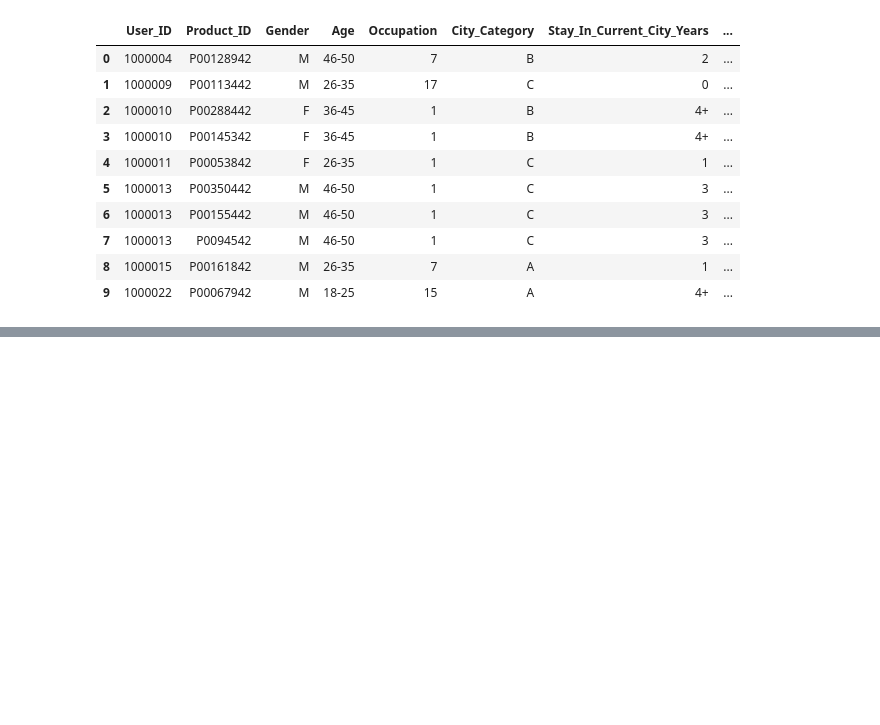
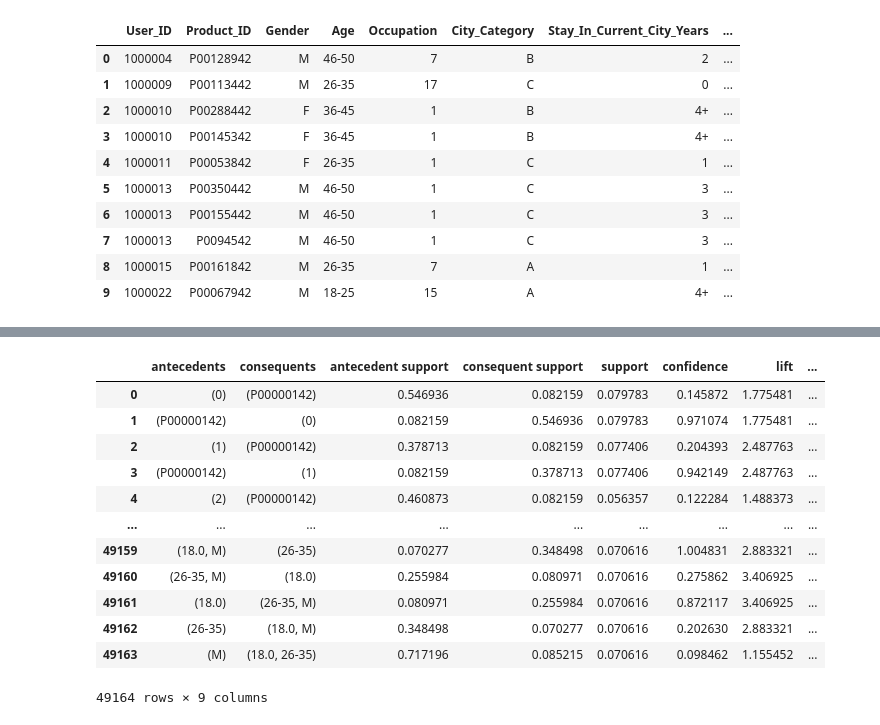
Before and after one commit to Ana-AlonsoCanizares/Practicas_Individuales, a Jupyter notebook: LAB02_Pr1_RA.ipynb, the cells around one changed output, grey strips where cells are left out. Cells and saved outputs as stored; diff of their text form; code cells hidden in the pictures; blank space fills up the shorter version.

```diff
--- a/LAB02_Pr1_RA.ipynb
+++ b/LAB02_Pr1_RA.ipynb
@@ -102,0 +118,16 @@ Index: []
+# %%
+rules
+# %% [output]
+|  | antecedents | consequents | antecedent support | consequent support | support | confidence | lift | ... |
+| 0 | (0) | (P00000142) | 0.546936 | 0.082159 | 0.079783 | 0.145872 | 1.775481 | ... |
+| 1 | (P00000142) | (0) | 0.082159 | 0.546936 | 0.079783 | 0.971074 | 1.775481 | ... |
+| 2 | (1) | (P00000142) | 0.378713 | 0.082159 | 0.077406 | 0.204393 | 2.487763 | ... |
+| 3 | (P00000142) | (1) | 0.082159 | 0.378713 | 0.077406 | 0.942149 | 2.487763 | ... |
+| 4 | (2) | (P00000142) | 0.460873 | 0.082159 | 0.056357 | 0.122284 | 1.488373 | ... |
+| ... | ... | ... | ... | ... | ... | ... | ... | ... |
+| 49159 | (18.0, M) | (26-35) | 0.070277 | 0.348498 | 0.070616 | 1.004831 | 2.883321 | ... |
+| 49160 | (26-35, M) | (18.0) | 0.255984 | 0.080971 | 0.070616 | 0.275862 | 3.406925 | ... |
+| 49161 | (18.0) | (26-35, M) | 0.080971 | 0.255984 | 0.070616 | 0.872117 | 3.406925 | ... |
+| 49162 | (26-35) | (18.0, M) | 0.348498 | 0.070277 | 0.070616 | 0.202630 | 2.883321 | ... |
+| 49163 | (M) | (18.0, 26-35) | 0.717196 | 0.085215 | 0.070616 | 0.098462 | 1.155452 | ... |
+49164 rows × 9 columns
```
Also changed, not shown: parts of 14 cells of this notebook.
